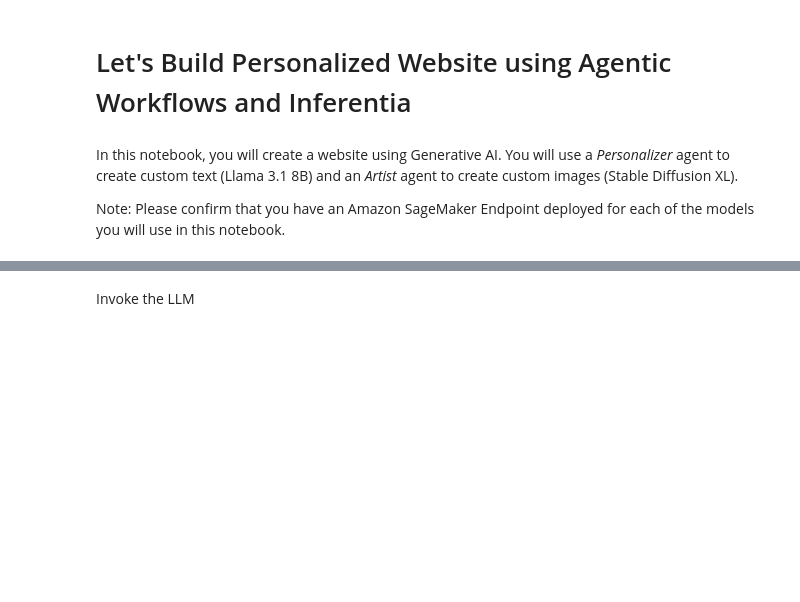
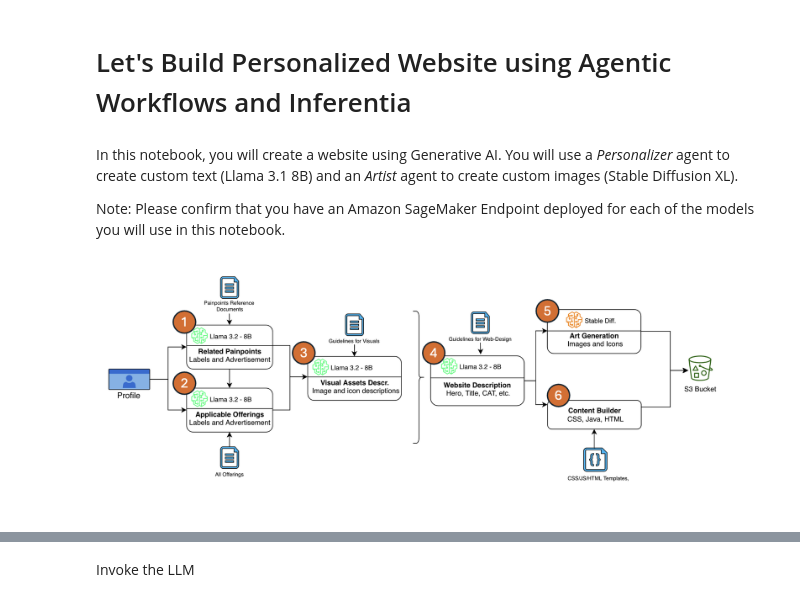
Before and after one commit to aws-samples/agentic-workflows-slm-on-inf, a Jupyter notebook: reinvent-personalization-with-llms-TGI-version.ipynb, the cells around one changed output, grey strips where cells are left out. Drawn from its saved outputs; the diff is of its cells as text; code cells hidden in the pictures; blank space fills up the shorter version.

Commit message:
Descriptions and workflow

```diff
--- a/reinvent-personalization-with-llms-TGI-version.ipynb
+++ b/reinvent-personalization-with-llms-TGI-version.ipynb
@@ -4,3 +4,8 @@
 In this notebook, you will create a website using Generative AI. You will use a *Personalizer* agent to create custom text (Llama 3.1 8B) and an *Artist* agent to create custom images (Stable Diffusion XL).
 
 Note: Please confirm that you have an Amazon SageMaker Endpoint deployed for each of the models you will use in this notebook.
+# %%
+from IPython.display import Image
+Image(filename='./references/workflow.png')
+# %% [output]
+[figure, added]
```
Also changed, not shown: parts of 46 cells of this notebook, 1 other file.
